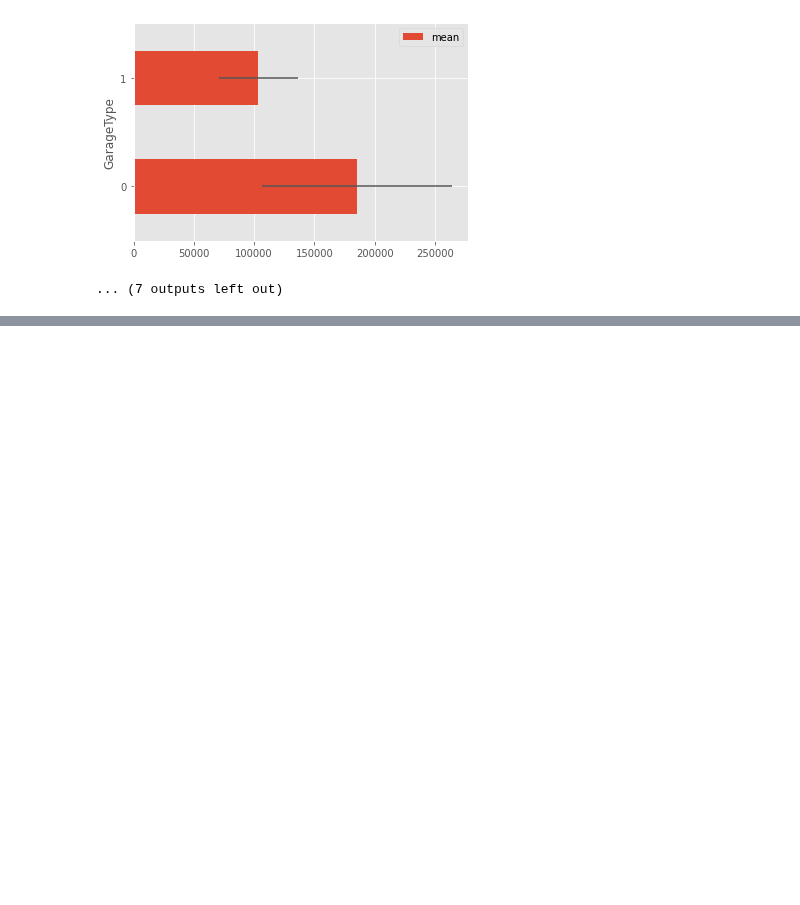
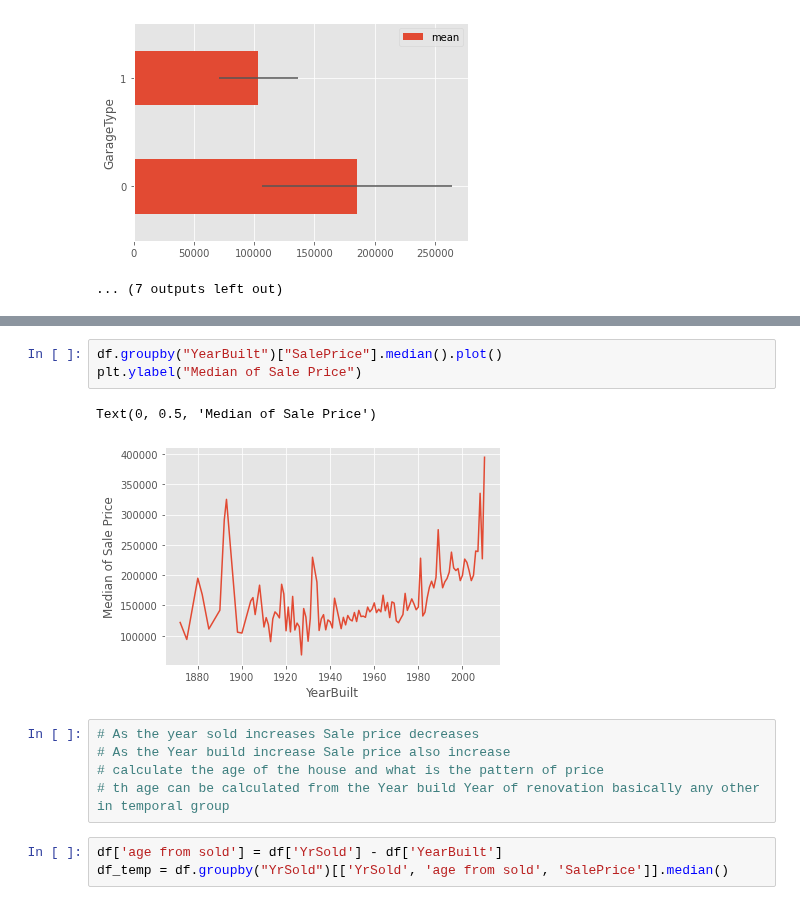
Before and after one commit to AkhilVinayakp/machine_Learning_Algorithms_python, a Jupyter notebook: EtE_projects/house-prices/Experiments/analysis.ipynb, the cells around one changed output, grey strips where cells are left out. Cells and saved outputs as stored; diff of their text form; blank space fills up the shorter version.

Commit message:
feat: temporal features analysis

```diff
--- a/EtE_projects/house-prices/Experiments/analysis.ipynb
+++ b/EtE_projects/house-prices/Experiments/analysis.ipynb
@@ -411,0 +473,14 @@ for col in missing_val_cols:
+# %%
+df.groupby("YearBuilt")["SalePrice"].median().plot()
+plt.ylabel("Median of Sale Price")
+# %% [output]
+Text(0, 0.5, 'Median of Sale Price')
+[figure, added]
+# %%
+# As the year sold increases Sale price decreases
+# As the Year build increase Sale price also increase
+# calculate the age of the house and what is the pattern of price
+# th age can be calculated from the Year build Year of renovation basically any other in temporal group
+# %%
+df['age from sold'] = df['YrSold'] - df['YearBuilt']
+df_temp = df.groupby("YrSold")[['YrSold', 'age from sold', 'SalePrice']].median()
```
Also changed, not shown: parts of 11 cells of this notebook.
